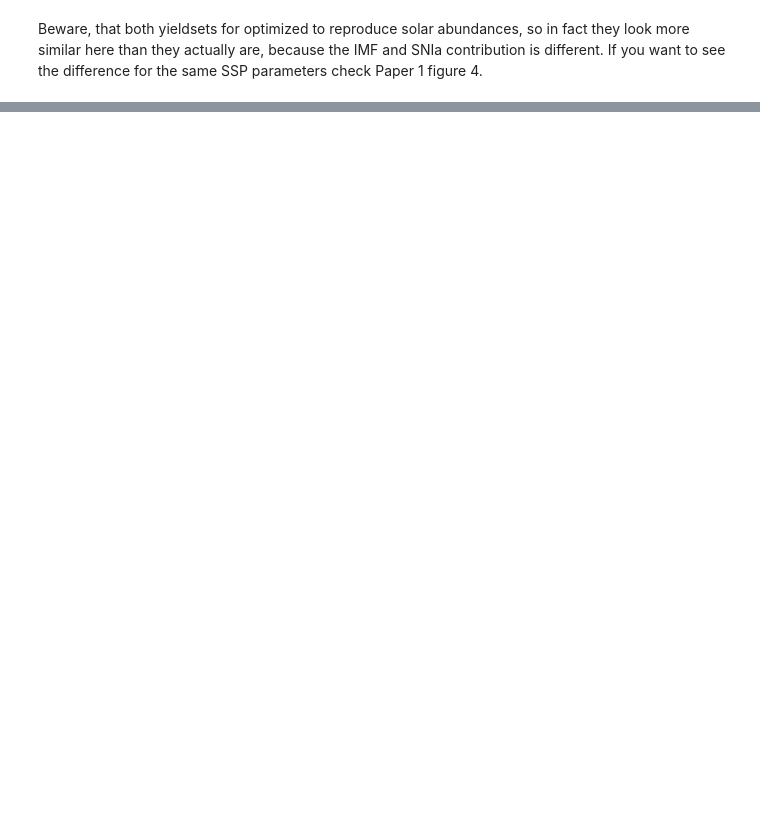
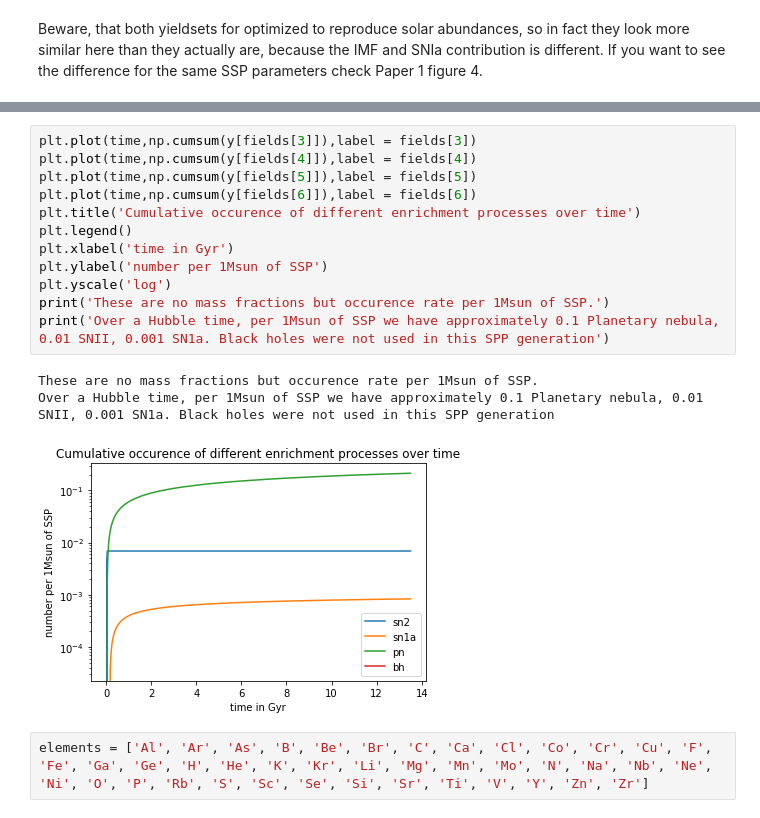
Before and after one commit to jan-rybizki/Chempy, a Jupyter notebook: tutorials/8-Yield tables for SPH simulations and comparison to other tables.ipynb, the cells around one changed output, grey strips where cells are left out. Saved outputs shown, nothing was run; the diff lists cells and outputs as text; blank space fills up the shorter version.

```diff
--- a/tutorials/8-Yield tables for SPH simulations and comparison to other tables.ipynb
+++ b/tutorials/8-Yield tables for SPH simulations and comparison to other tables.ipynb
@@ -277,0 +375,18 @@ Beware, that both yieldsets for optimized to reproduce solar abundances, so in f
+# %%
+plt.plot(time,np.cumsum(y[fields[3]]),label = fields[3])
+plt.plot(time,np.cumsum(y[fields[4]]),label = fields[4])
+plt.plot(time,np.cumsum(y[fields[5]]),label = fields[5])
+plt.plot(time,np.cumsum(y[fields[6]]),label = fields[6])
+plt.title('Cumulative occurence of different enrichment processes over time')
+plt.legend()
+plt.xlabel('time in Gyr')
+plt.ylabel('number per 1Msun of SSP')
+plt.yscale('log')
+print('These are no mass fractions but occurence rate per 1Msun of SSP.')
+print('Over a Hubble time, per 1Msun of SSP we have approximately 0.1 Planetary nebula, 0.01 SNII, 0.001 SN1a. Black holes were not used in this SPP generation')
+# %% [output]
+These are no mass fractions but occurence rate per 1Msun of SSP.
+Over a Hubble time, per 1Msun of SSP we have approximately 0.1 Planetary nebula, 0.01 SNII, 0.001 SN1a. Black holes were not used in this SPP generation
+[figure, added]
+# %%
+elements = ['Al', 'Ar', 'As', 'B', 'Be', 'Br', 'C', 'Ca', 'Cl', 'Co', 'Cr', 'Cu', 'F', 'Fe', 'Ga', 'Ge', 'H', 'He', 'K', 'Kr', 'Li', 'Mg', 'Mn', 'Mo', 'N', 'Na', 'Nb', 'Ne', 'Ni', 'O', 'P', 'Rb', 'S', 'Sc', 'Se', 'Si', 'Sr', 'Ti', 'V', 'Y', 'Zn', 'Zr']
```
Also changed, not shown: parts of 15 cells of this notebook.
